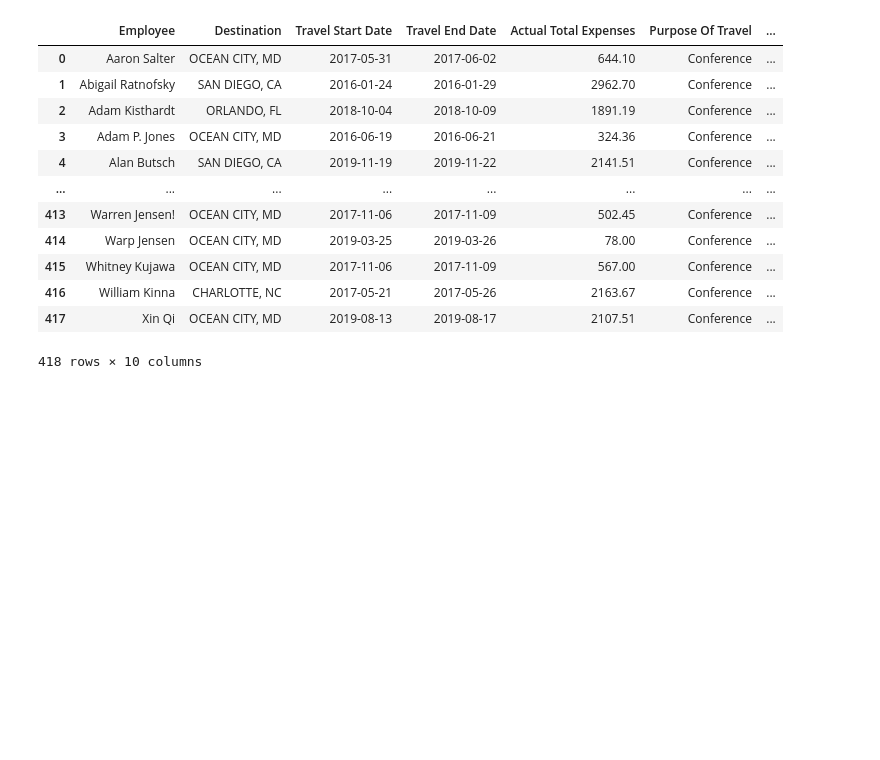
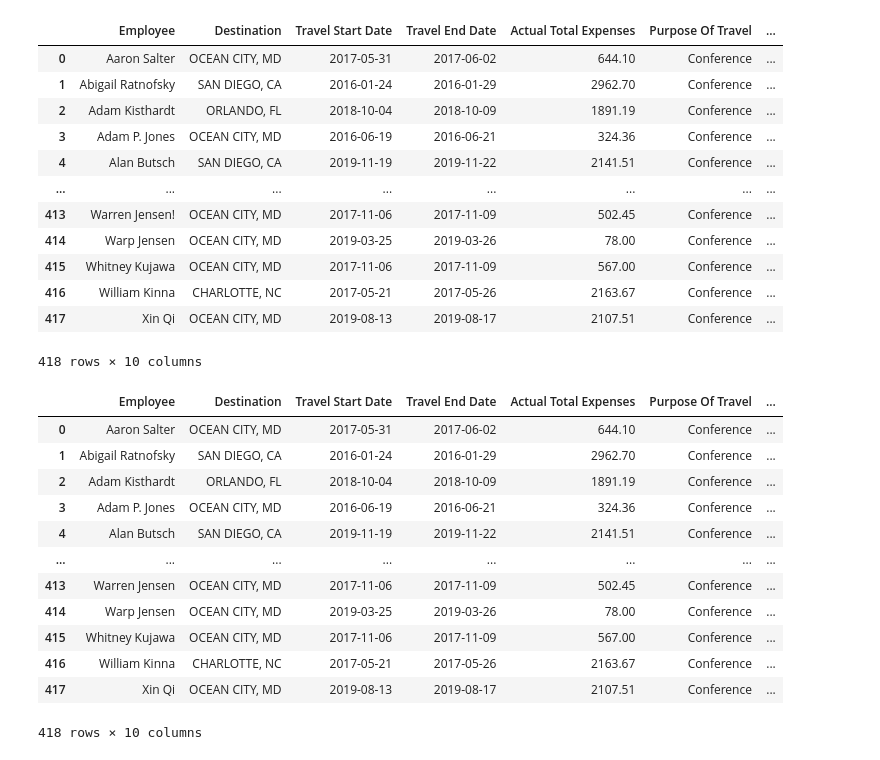
Before and after one commit to Yinkalomy/data_cleaning_with_pandas, a Jupyter notebook: index.ipynb, the cells around one changed output. Saved outputs shown, nothing was run; the diff lists cells and outputs as text; code cells hidden in the pictures; blank space fills up the shorter version.

Commit message:
removed special characters

```diff
--- a/index.ipynb
+++ b/index.ipynb
@@ -229,3 +229,26 @@ columns = ['Employee', 'Firstname', 'Lastname', 'State', 'City', 'Travel Start D
 final_travel = travels_dataset[columns].copy()
 # %%
 final_travel.to_csv('cleaned_travels_dataset.csv')
+# %%
+def remove_special_character(text):
+    result = text.replace('@', ' ')
+    result = result.replace('!', ' ')
+    return result
+# %%
+travels_dataset['Lastname'] = travels_dataset['Lastname'].apply(remove_special_character)
+# %%
+travels_dataset
+# %% [output]
+|  | Employee | Destination | Travel Start Date | Travel End Date | Actual Total Expenses | Purpose Of Travel | ... |
+| 0 | Aaron Salter | OCEAN CITY, MD | 2017-05-31 | 2017-06-02 | 644.10 | Conference | ... |
+| 1 | Abigail Ratnofsky | SAN DIEGO, CA | 2016-01-24 | 2016-01-29 | 2962.70 | Conference | ... |
+| 2 | Adam Kisthardt | ORLANDO, FL | 2018-10-04 | 2018-10-09 | 1891.19 | Conference | ... |
+| 3 | Adam P. Jones | OCEAN CITY, MD | 2016-06-19 | 2016-06-21 | 324.36 | Conference | ... |
+| 4 | Alan Butsch | SAN DIEGO, CA | 2019-11-19 | 2019-11-22 | 2141.51 | Conference | ... |
+| ... | ... | ... | ... | ... | ... | ... | ... |
+| 413 | Warren Jensen | OCEAN CITY, MD | 2017-11-06 | 2017-11-09 | 502.45 | Conference | ... |
+| 414 | Warp Jensen | OCEAN CITY, MD | 2019-03-25 | 2019-03-26 | 78.00 | Conference | ... |
+| 415 | Whitney Kujawa | OCEAN CITY, MD | 2017-11-06 | 2017-11-09 | 567.00 | Conference | ... |
+| 416 | William Kinna | CHARLOTTE, NC | 2017-05-21 | 2017-05-26 | 2163.67 | Conference | ... |
+| 417 | Xin Qi | OCEAN CITY, MD | 2019-08-13 | 2019-08-17 | 2107.51 | Conference | ... |
+418 rows × 10 columns
```
